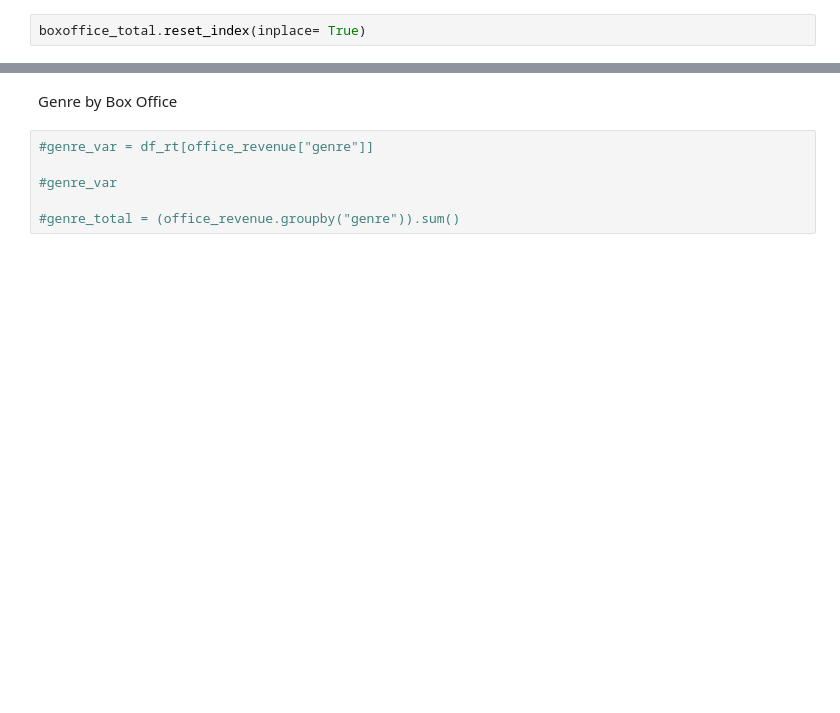
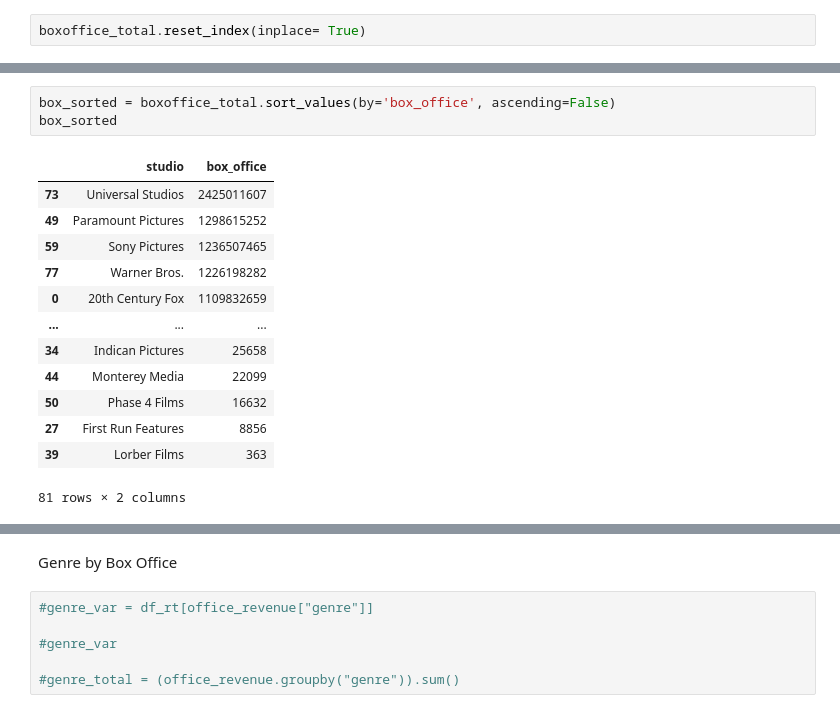
Before and after one commit to reboyce/Gilbert-Team-Repo, a Jupyter notebook: Notebooks/Telma's Notebook.ipynb, the cells around one changed output, grey strips where cells are left out. Saved outputs shown, nothing was run; the diff lists cells and outputs as text; blank space fills up the shorter version.

```diff
--- a/Notebooks/Telma's Notebook.ipynb
+++ b/Notebooks/Telma's Notebook.ipynb
@@ -269,0 +353,17 @@ ax.set_xticklabels(labels=x,rotation=90);
+# %%
+box_sorted = boxoffice_total.sort_values(by='box_office', ascending=False)
+box_sorted
+# %% [output]
+|  | studio | box_office |
+| 73 | Universal Studios | 2425011607 |
+| 49 | Paramount Pictures | 1298615252 |
+| 59 | Sony Pictures | 1236507465 |
+| 77 | Warner Bros. | 1226198282 |
+| 0 | 20th Century Fox | 1109832659 |
+| ... | ... | ... |
+| 34 | Indican Pictures | 25658 |
+| 44 | Monterey Media | 22099 |
+| 50 | Phase 4 Films | 16632 |
+| 27 | First Run Features | 8856 |
+| 39 | Lorber Films | 363 |
+81 rows × 2 columns
```
Also changed, not shown: parts of 15 cells of this notebook.
